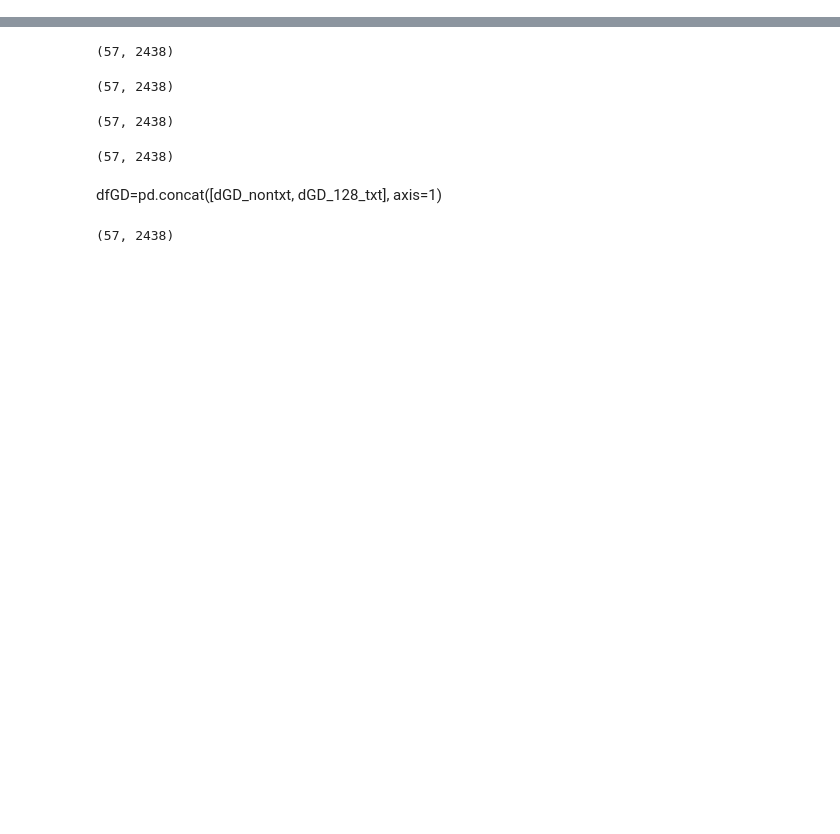
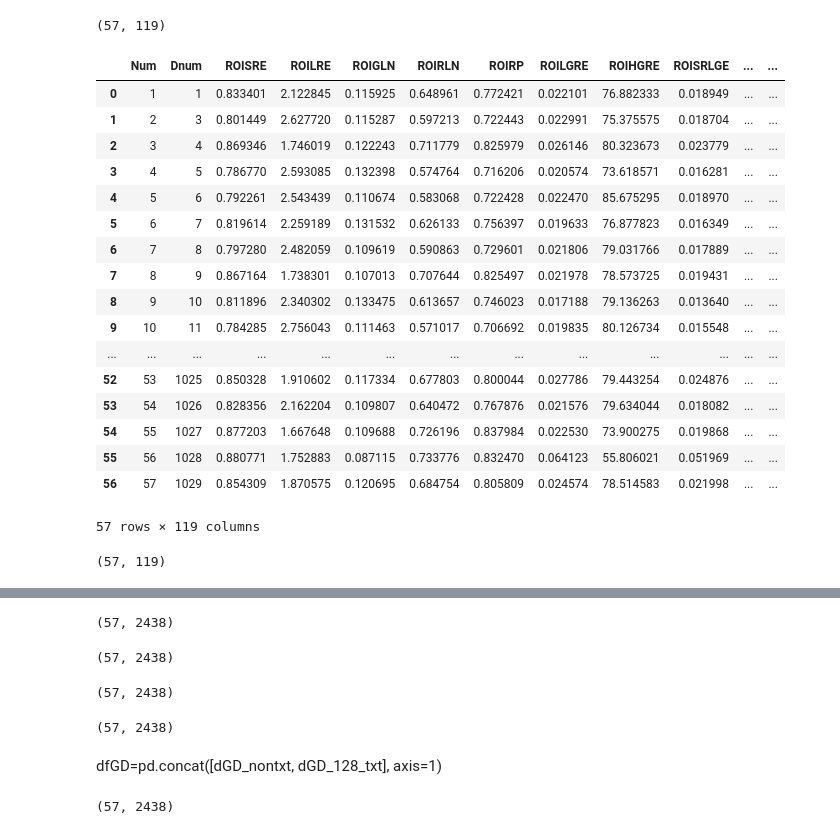
Before and after one commit to satoc1907/Radiomics_Chordoma_and_Chondrosarcoma, a Jupyter notebook: jupyter/Feature_selection.ipynb.ipynb, the cells around one changed output, grey strips where cells are left out. Drawn from its saved outputs; the diff is of its cells as text; code cells hidden in the pictures; blank space fills up the shorter version.

```diff
--- a/jupyter/Feature_selection.ipynb.ipynb
+++ b/jupyter/Feature_selection.ipynb.ipynb
@@ -170,0 +245,29 @@ dGD_128NGTDM.to_csv("dGD_128NGTDM.csv")
+# %%
+print(dGD_16GLRLM.shape)
+# %% [output]
+(57, 119)
+# %%
+dGD_16GLRLM
+# %% [output]
+|  | Num | Dnum | ROISRE | ROILRE | ROIGLN | ROIRLN | ROIRP | ROILGRE | ROIHGRE | ROISRLGE | ... | ... |
+| 0 | 1 | 1 | 0.833401 | 2.122845 | 0.115925 | 0.648961 | 0.772421 | 0.022101 | 76.882333 | 0.018949 | ... | ... |
+| 1 | 2 | 3 | 0.801449 | 2.627720 | 0.115287 | 0.597213 | 0.722443 | 0.022991 | 75.375575 | 0.018704 | ... | ... |
+| 2 | 3 | 4 | 0.869346 | 1.746019 | 0.122243 | 0.711779 | 0.825979 | 0.026146 | 80.323673 | 0.023779 | ... | ... |
+| 3 | 4 | 5 | 0.786770 | 2.593085 | 0.132398 | 0.574764 | 0.716206 | 0.020574 | 73.618571 | 0.016281 | ... | ... |
+| 4 | 5 | 6 | 0.792261 | 2.543439 | 0.110674 | 0.583068 | 0.722428 | 0.022470 | 85.675295 | 0.018970 | ... | ... |
+| 5 | 6 | 7 | 0.819614 | 2.259189 | 0.131532 | 0.626133 | 0.756397 | 0.019633 | 76.877823 | 0.016349 | ... | ... |
+| 6 | 7 | 8 | 0.797280 | 2.482059 | 0.109619 | 0.590863 | 0.729601 | 0.021806 | 79.031766 | 0.017889 | ... | ... |
+| 7 | 8 | 9 | 0.867164 | 1.738301 | 0.107013 | 0.707644 | 0.825497 | 0.021978 | 78.573725 | 0.019431 | ... | ... |
+| 8 | 9 | 10 | 0.811896 | 2.340302 | 0.133475 | 0.613657 | 0.746023 | 0.017188 | 79.136263 | 0.013640 | ... | ... |
+| 9 | 10 | 11 | 0.784285 | 2.756043 | 0.111463 | 0.571017 | 0.706692 | 0.019835 | 80.126734 | 0.015548 | ... | ... |
+| ... | ... | ... | ... | ... | ... | ... | ... | ... | ... | ... | ... | ... |
+| 52 | 53 | 1025 | 0.850328 | 1.910602 | 0.117334 | 0.677803 | 0.800044 | 0.027786 | 79.443254 | 0.024876 | ... | ... |
+| 53 | 54 | 1026 | 0.828356 | 2.162204 | 0.109807 | 0.640472 | 0.767876 | 0.021576 | 79.634044 | 0.018082 | ... | ... |
+| 54 | 55 | 1027 | 0.877203 | 1.667648 | 0.109688 | 0.726196 | 0.837984 | 0.022530 | 73.900275 | 0.019868 | ... | ... |
+| 55 | 56 | 1028 | 0.880771 | 1.752883 | 0.087115 | 0.733776 | 0.832470 | 0.064123 | 55.806021 | 0.051969 | ... | ... |
+| 56 | 57 | 1029 | 0.854309 | 1.870575 | 0.120695 | 0.684754 | 0.805809 | 0.024574 | 78.514583 | 0.021998 | ... | ... |
+57 rows × 119 columns
+# %%
+print(dGD_16GLSZM.shape)
+# %% [output]
+(57, 119)
```
Also changed, not shown: parts of 27 cells of this notebook.
